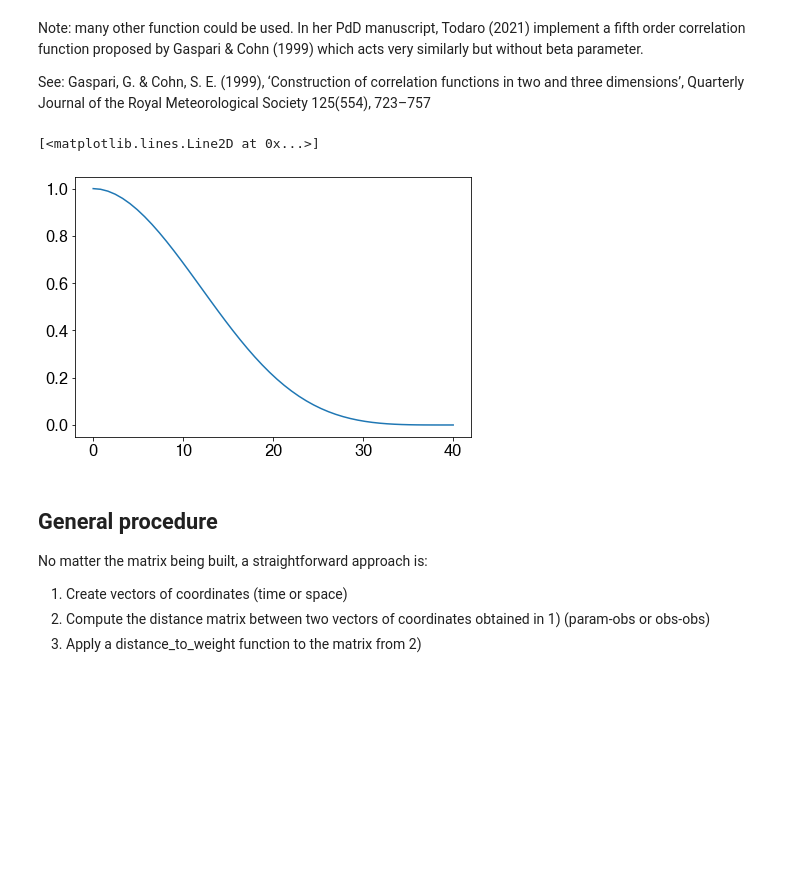
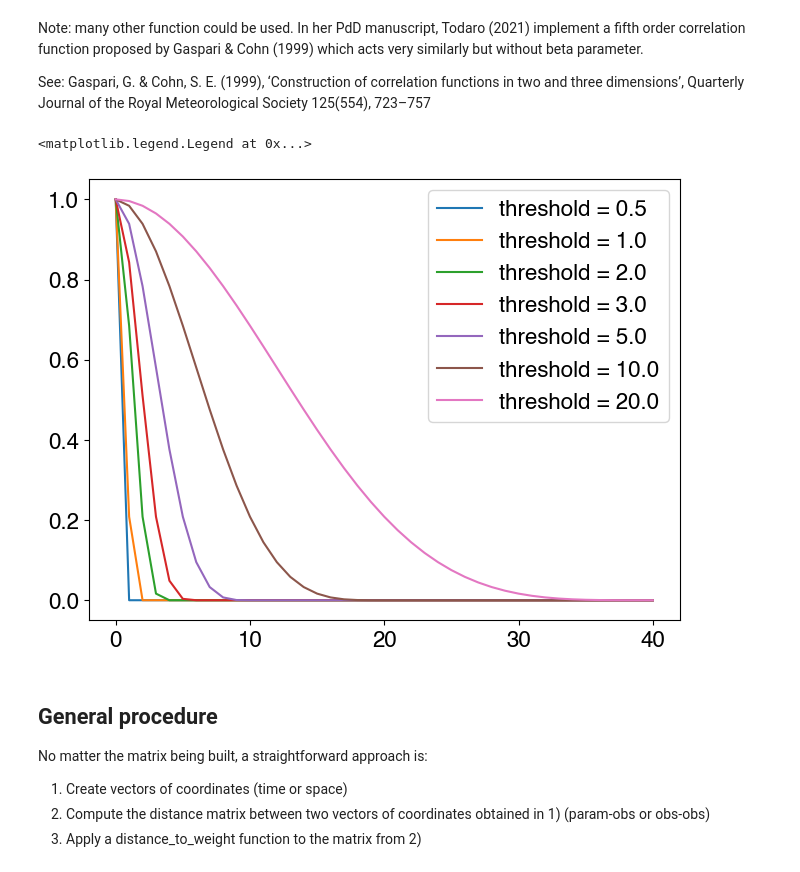
Before and after one commit to antoinecollet5/pyesmda, a Jupyter notebook: tutorials/correlation_matrices_building.ipynb, the cells around one changed output. Drawn from its saved outputs; the diff is of its cells as text; code cells hidden in the pictures; blank space fills up the shorter version.

```diff
--- a/tutorials/correlation_matrices_building.ipynb
+++ b/tutorials/correlation_matrices_building.ipynb
@@ -137,66 +147,69 @@ See: Gaspari, G. & Cohn, S. E. (1999), ‘Construction of correlation functions
 and three dimensions’, Quarterly Journal of the Royal
 Meteorological Society 125(554), 723–757
 # %%
+def _part1(d: float) -> float:
+    return (
+        -1 / 4 * d ** 5.0
+        + 1 / 2 * d ** 4.0
+        + 5 / 8 * d ** 3.0
+        - 5 / 3 * d ** 2.0
+        + 1.0
+    )
+
+def _part2(d: float) -> float:
+    return (
+        1 / 12 * d ** 5.0
+        - 1 / 2 * d ** 4.0
+        + 5 / 8 * d ** 3
+        + 5 / 3 * d ** 2.0
+        - 5.0 * d
+        + 4.0
+        - 2 / 3 * (d ** (-1.0))
+    )
+
 def distance_to_weight_fifth_order(
     x: NDArrayFloat, threshold: float = 20
 ) -> NDArrayFloat:
     """
     Transform a distance into a weight. See Gaspari & Cohn (1999).
 
     Parameters
     ----------
-    x : np.ndarray
+    x : NDArrayFloat
         Input distance values.
     threshold: float, optional
         Threshold distance at which the weight becomes zero.
 
     Returns
     -------
-    np.ndarray.
+    NDArrayFloat.
         Array of same dimension as input array.
 
     Reference
     ---------
-
     Gaspari, G. & Cohn, S. E. (1999), ‘Construction of correlation functions in two
     and three dimensions’, Quarterly Journal of the Royal
     Meteorological Society 125(554), 723–757
     """
     if threshold <= 0:
         raise ValueError(f"The threshold ({threshold}) should be strictly positive !")
 
     x2 = x.copy() / threshold
 
     x2[x2 < 0] = np.nan
     x2[x2 >= 2.0] = np.nan
 
-    def part1(d: float) -> float:
-        return (
-            -1 / 4 * d ** 5.0
-            + 1 / 2 * d ** 4.0
-            + 5 / 8 * d ** 3.0
-            - 5 / 3 * d ** 2.0
-            + 1.0
-        )
-
-    def part2(d: float) -> float:
-        return (
-            1 / 12 * d ** 5.0
-            - 1 / 2 * d ** 4.0
-            + 5 / 8 * d ** 3
-            + 5 / 3 * d ** 2.0
-            - 5.0 * d
-            + 4.0
-            - 2 / 3 * d ** (-1.0)
-        )
-
-    return np.where(np.isnan(x2), 0.0, np.where(x2 >= 1.0, part2(x2), part1(x2)))
+    return np.where(np.isnan(x2), 0.0, np.where(x2 >= 1.0, _part2(np.where(x2 <= 0.0, np.nan, x2)), _part1(x2)))
 
 
-plt.plot(x, distance_to_weight_fifth_order(x, threshold=20))
+# plt.plot(x, distance_to_weight_fifth_order(x, threshold=20))
+
+for threshold in [0.5, 1.0, 2.0, 3.0, 5.0, 10.0, 20.0]:
+    plt.plot(x, distance_to_weight_fifth_order(x, threshold), label=f"threshold = {threshold}")
+plt.legend()
 # %% [output]
-[<matplotlib.lines.Line2D at 0x...>]
+<matplotlib.legend.Legend at 0x...>
-[figure, old version]
+[figure, new version]
 # %% [markdown]
 ## General procedure
 
```
Also changed, not shown: parts of 15 cells of this notebook, 8 other files.
